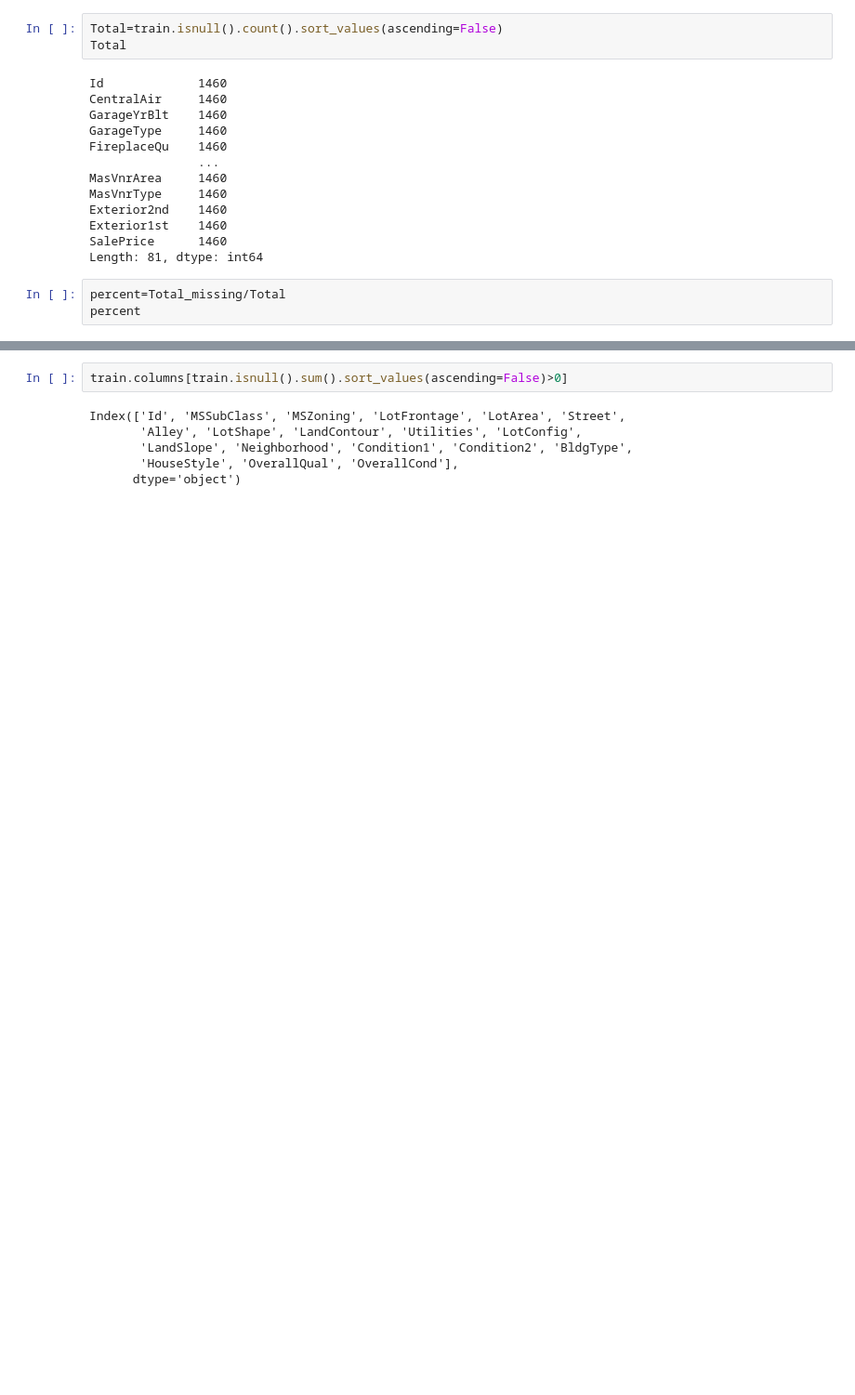
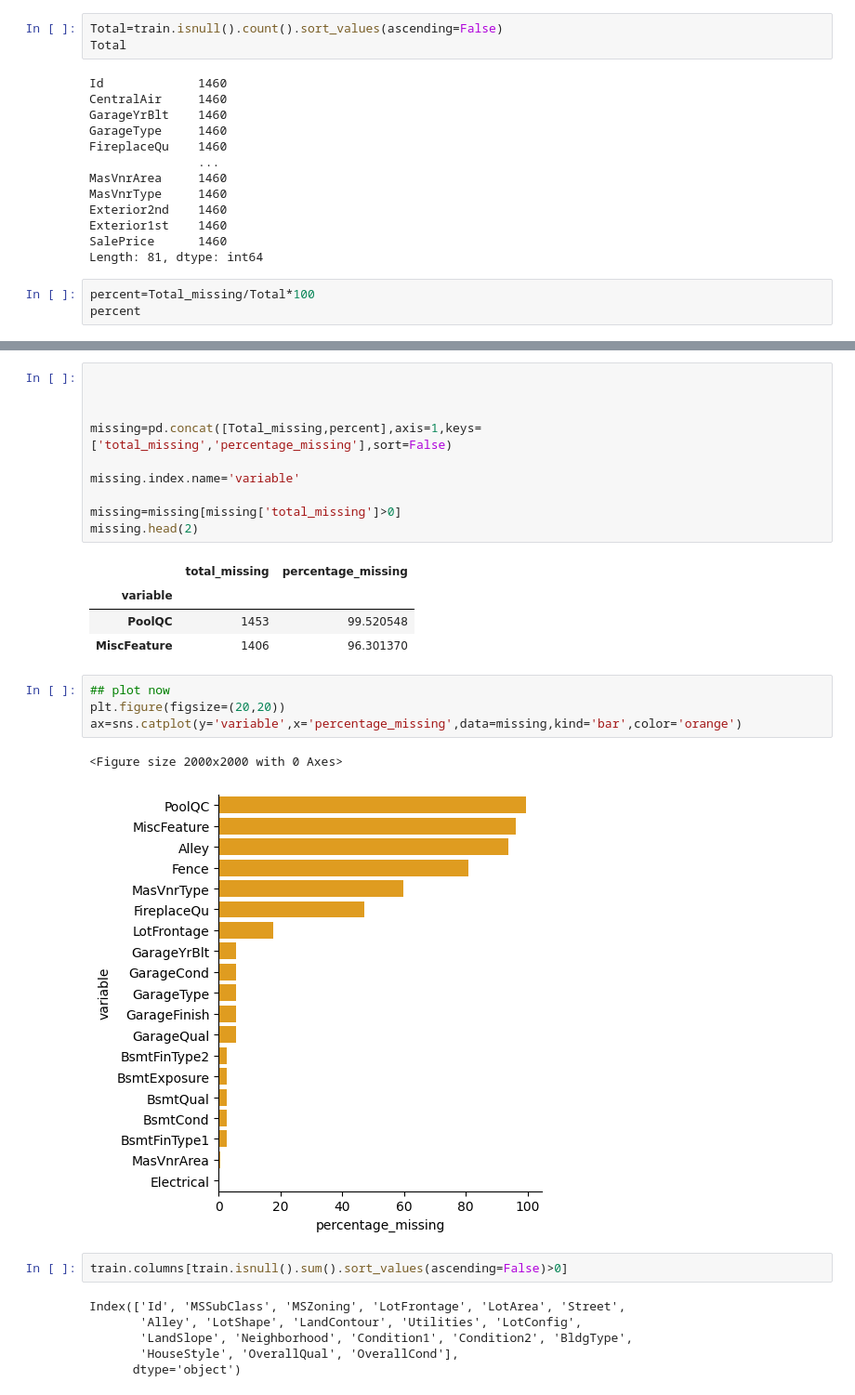
Before and after one commit to Karlajack/MachineLearning1, a Jupyter notebook: housepoject.ipynb, the cells around one changed output, grey strips where cells are left out. Shown at 93% size. Saved outputs shown, nothing was run; the diff lists cells and outputs as text; blank space fills up the shorter version.

```diff
--- a/housepoject.ipynb
+++ b/housepoject.ipynb
@@ -78,6 +87,6 @@ Exterior1st    1460
 SalePrice      1460
 Length: 81, dtype: int64
 # %%
-percent=Total_missing/Total
+percent=Total_missing/Total*100
 percent
 # %% [output]
@@ -95,4 +104,26 @@ YrSold          0.000000
 Length: 81, dtype: float64
+# %%
+
+
+
+missing=pd.concat([Total_missing,percent],axis=1,keys=['total_missing','percentage_missing'],sort=False)
+
+missing.index.name='variable'
+
+missing=missing[missing['total_missing']>0]
+missing.head(2)
+# %% [output]
+|  | total_missing | percentage_missing |
+| variable |  |  |
+| PoolQC | 1453 | 99.520548 |
+| MiscFeature | 1406 | 96.301370 |
+# %%
+## plot now
+plt.figure(figsize=(20,20))
+ax=sns.catplot(y='variable',x='percentage_missing',data=missing,kind='bar',color='orange')
+# %% [output]
+<Figure size 2000x2000 with 0 Axes>
+[figure, added]
 # %%
 train.columns[train.isnull().sum().sort_values(ascending=False)>0]
 # %% [output]
```
Also changed, not shown: parts of 30 cells of this notebook.
